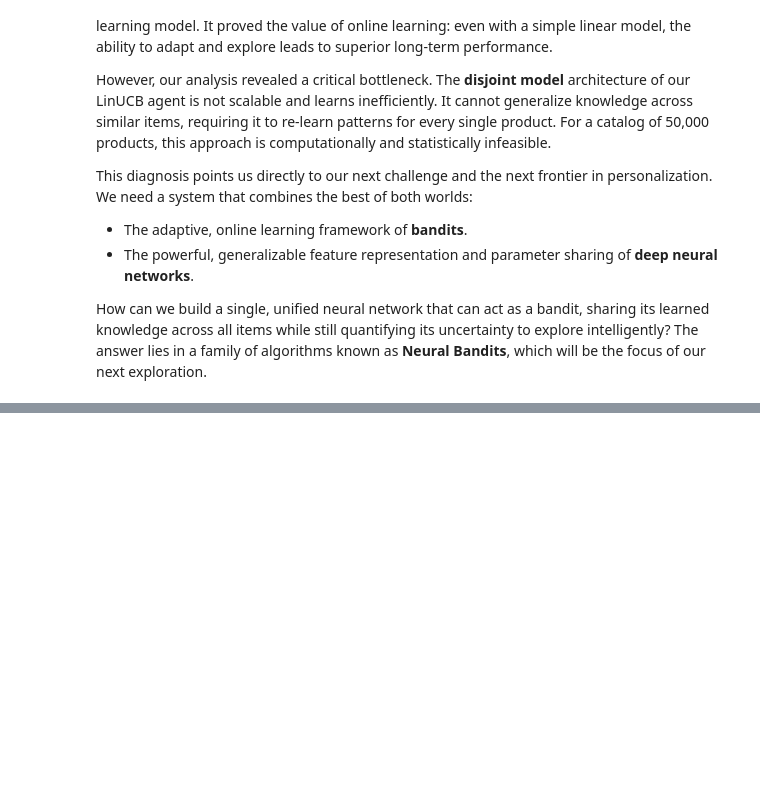
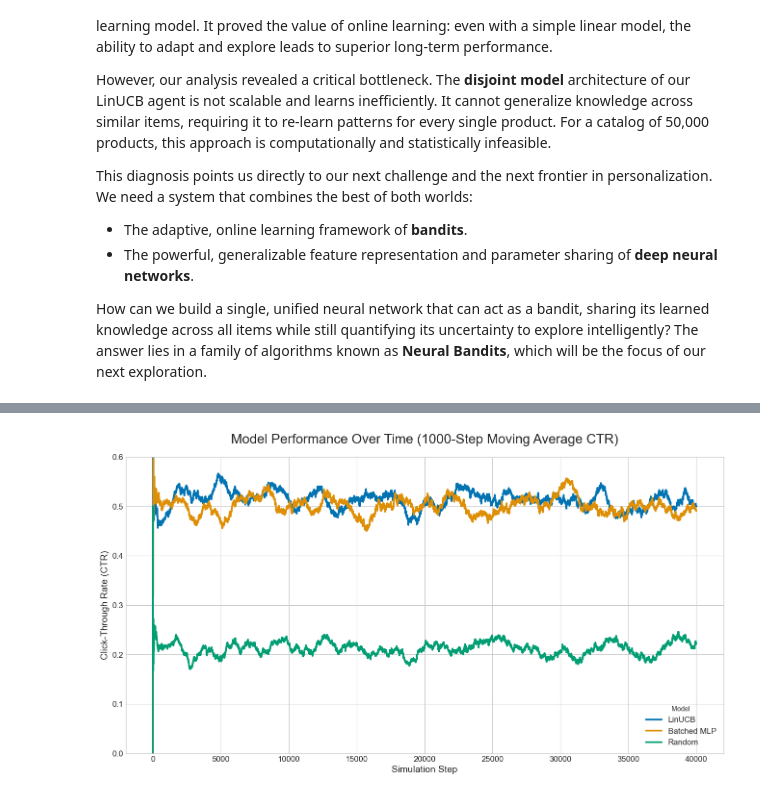
Before and after one commit to VladPrytula/notes2blog, a Jupyter notebook: Chapter 2v2.ipynb, the cells around one changed output, grey strips where cells are left out. Drawn from its saved outputs; the diff is of its cells as text; code cells hidden in the pictures; blank space fills up the shorter version.

Commit message:
added the comparison to the random agent

```diff
--- a/Chapter 2v2.ipynb
+++ b/Chapter 2v2.ipynb
@@ -1355,0 +1429,21 @@ How can we build a single, unified neural network that can act as a bandit, shar
+# %%
+# Calculate moving average CTR (e.g., over a 500-step window)
+simulation_history['moving_avg_ctr'] = simulation_history.groupby('model')['reward'].transform(lambda x: x.rolling(1000, min_periods=1).mean())
+
+# --- Plotting ---
+plt.style.use('seaborn-v0_8-whitegrid')
+plt.figure(figsize=(16, 8))
+
+sns.lineplot(data=simulation_history, x='step', y='moving_avg_ctr', hue='model',
+             hue_order=['LinUCB', 'Batched MLP', 'Random'], palette='colorblind', linewidth=2.5)
+
+plt.title('Model Performance Over Time (1000-Step Moving Average CTR)', fontsize=20, pad=20)
+plt.xlabel('Simulation Step', fontsize=14)
+plt.ylabel('Click-Through Rate (CTR)', fontsize=14)
+plt.xticks(fontsize=12)
+plt.yticks(fontsize=12)
+plt.legend(title='Model', fontsize=12)
+plt.ylim(0, 0.6) # Set y-axis to focus on the performance range
+plt.show()
+# %% [output]
+[figure, added]
```
Also changed, not shown: parts of 3 cells of this notebook.
